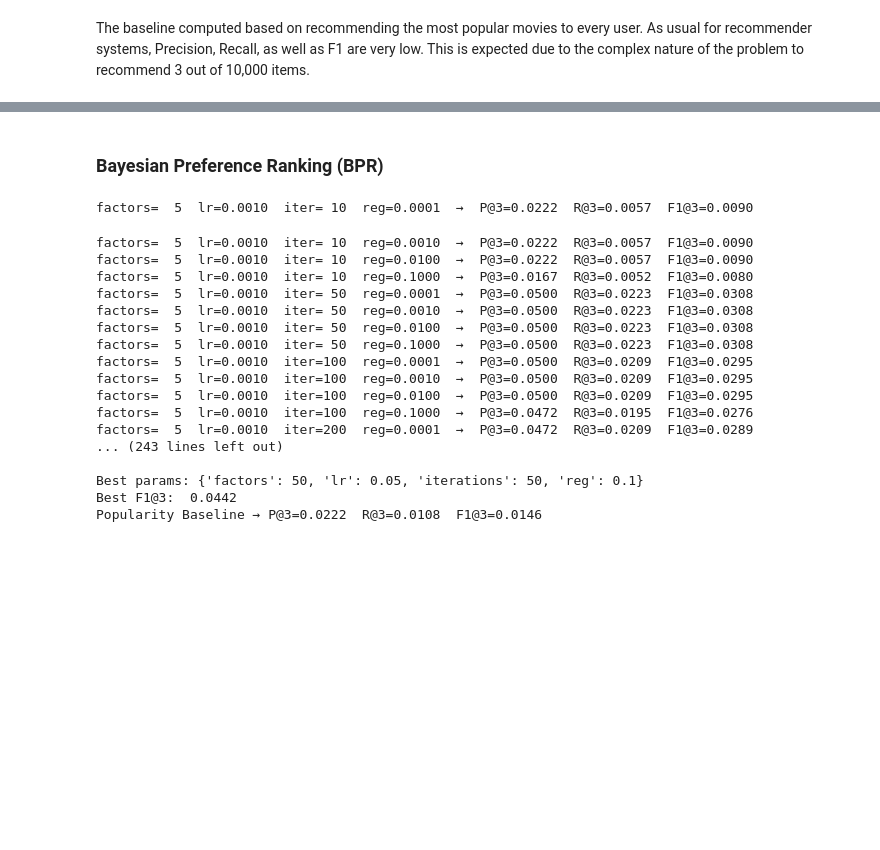
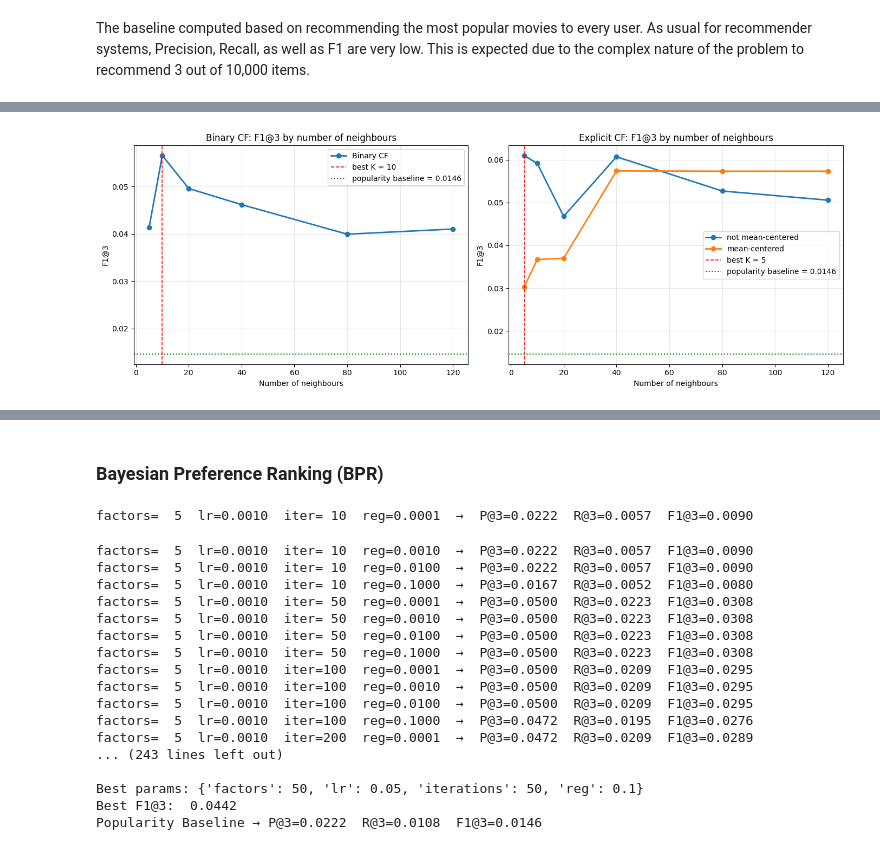
Before and after one commit to arodzina/TACD_project, a Jupyter notebook: data_preparation.ipynb, the cells around one changed output, grey strips where cells are left out. Saved outputs shown, nothing was run; the diff lists cells and outputs as text; code cells hidden in the pictures; blank space fills up the shorter version.

Commit message:
adding CF and MFPQ

```diff
--- a/data_preparation.ipynb
+++ b/data_preparation.ipynb
@@ -618,3 +618,10 @@ Popularity Baseline → P@3=0.0222  R@3=0.0108  F1@3=0.0146
 (np.float64(0.02222222222222222),
  np.float64(0.01084030459030459),
  np.float64(0.014572126258120904))
+# %%
+# Baseline scores to reuse in CF, MFPQ, BPR, NCF plots
+pop_p, pop_r, pop_f1 = popularity_baseline(
+    probe_implicit_train_matrix.tocsr(),
+    probe_implicit_val_matrix.tocsr(),
+    K=3
+)
@@ -622,0 +835,82 @@ The baseline computed based on recommending the most popular movies to every use
+# %%
+fig, axes = plt.subplots(1, 2, figsize=(14, 5))
+
+# -------------------------
+# Binary CF
+# -------------------------
+best_binary_cf = cf_binary_results.loc[cf_binary_results["f1"].idxmax()]
+
+axes[0].plot(
+    cf_binary_results["n_neighbors"],
+    cf_binary_results["f1"],
+    marker="o",
+    linewidth=2,
+    label="Binary CF"
+)
+
+axes[0].axvline(
+    best_binary_cf["n_neighbors"],
+    color="red",
+    linestyle="--",
+    linewidth=1.2,
+    label=f"best K = {best_binary_cf['n_neighbors']}"
+)
+
+axes[0].axhline(
+    pop_f1,
+    color="green",
+    linestyle=":",
+    linewidth=1.5,
+    label=f"popularity baseline = {pop_f1:.4f}"
+)
+
+axes[0].set_title("Binary CF: F1@3 by number of neighbours")
+axes[0].set_xlabel("Number of neighbours")
+axes[0].set_ylabel("F1@3")
+axes[0].grid(True, alpha=0.3)
+axes[0].legend()
+
+
+# -------------------------
+# Explicit CF
+# -------------------------
+best_explicit_cf = cf_explicit_results.loc[cf_explicit_results["f1"].idxmax()]
+
+for mean_center, group in cf_explicit_results.groupby("mean_center"):
+    label = "mean-centered" if mean_center else "not mean-centered"
+
+    axes[1].plot(
+        group["n_neighbors"],
+        group["f1"],
+        marker="o",
+        linewidth=2,
+        label=label
+    )
+
+axes[1].axvline(
+    best_explicit_cf["n_neighbors"],
+    color="red",
+    linestyle="--",
+    linewidth=1.2,
+    label=f"best K = {best_explicit_cf['n_neighbors']}"
+)
+
+axes[1].axhline(
+    pop_f1,
+    color="green",
+    linestyle=":",
+    linewidth=1.5,
+    label=f"popularity baseline = {pop_f1:.4f}"
+)
+
+axes[1].set_title("Explicit CF: F1@3 by number of neighbours")
+axes[1].set_xlabel("Number of neighbours")
+axes[1].set_ylabel("F1@3")
+axes[1].grid(True, alpha=0.3)
+axes[1].legend()
+
+plt.tight_layout()
+plt.savefig("cf_sensitivity.png", dpi=150, bbox_inches="tight")
+plt.show()
+# %% [output]
+[figure, added]
```
Also changed, not shown: parts of 18 cells of this notebook.
